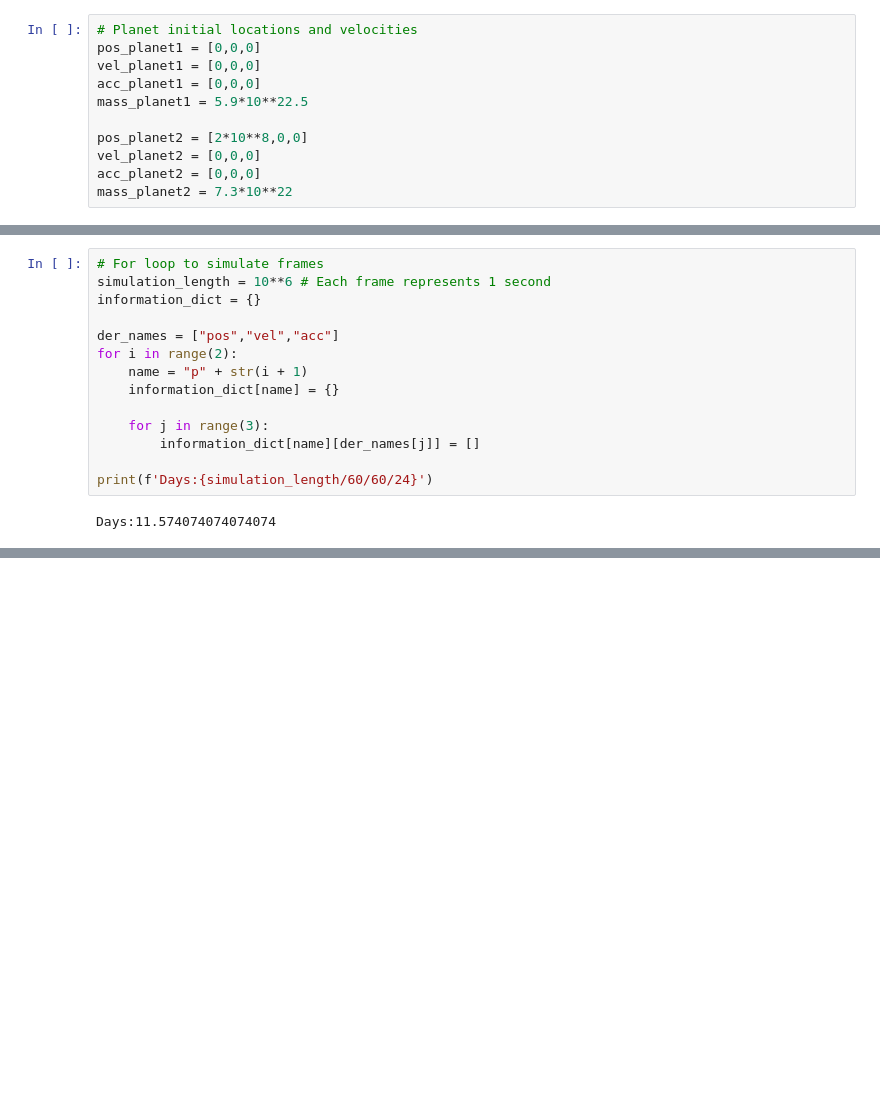
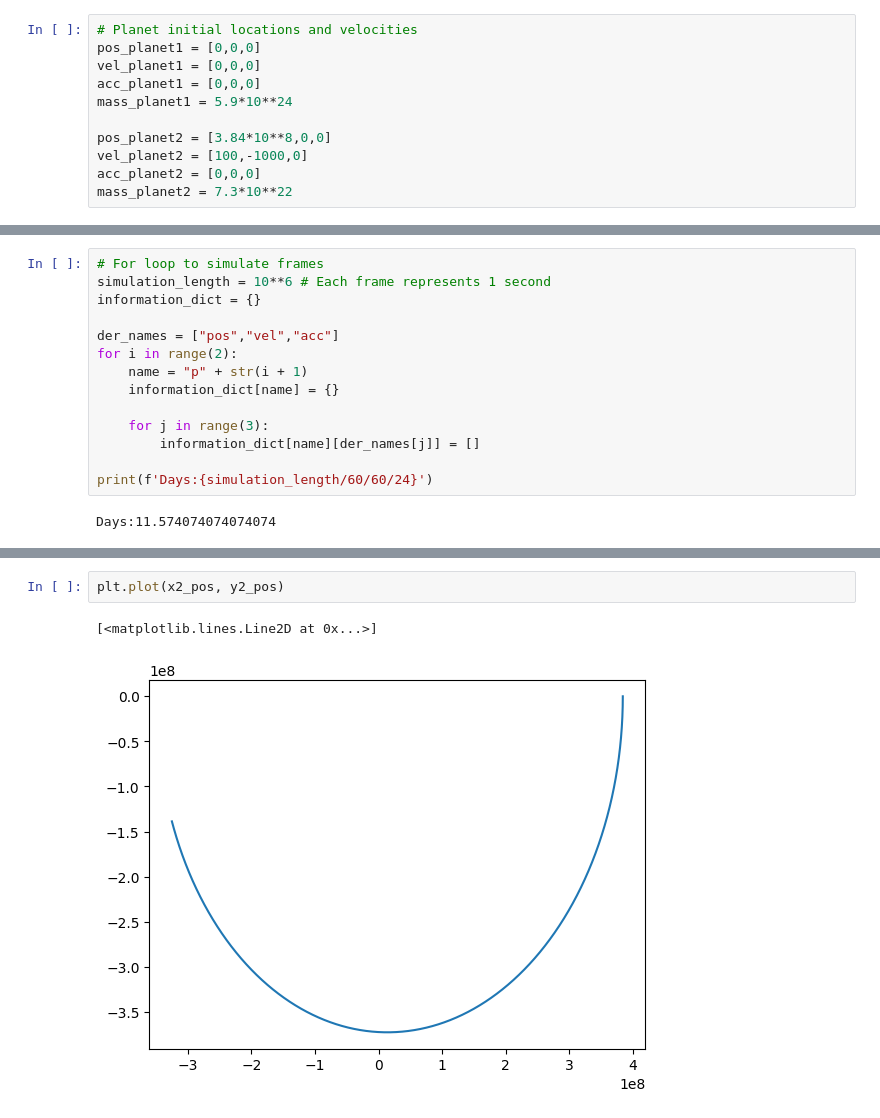
Before and after one commit to AndrewSykes1/grav-sim, a Jupyter notebook: gravitational_test_setup.IPYNB, the cells around one changed output, grey strips where cells are left out. Saved outputs shown, nothing was run; the diff lists cells and outputs as text; blank space fills up the shorter version.

```diff
--- a/gravitational_test_setup.IPYNB
+++ b/gravitational_test_setup.IPYNB
@@ -10,10 +10,10 @@ G = 6.67430*10**(-11)
 pos_planet1 = [0,0,0]
 vel_planet1 = [0,0,0]
 acc_planet1 = [0,0,0]
-mass_planet1 = 5.9*10**22.5
+mass_planet1 = 5.9*10**24
 
-pos_planet2 = [2*10**8,0,0]
-vel_planet2 = [0,0,0]
+pos_planet2 = [3.84*10**8,0,0]
+vel_planet2 = [100,-1000,0]
 acc_planet2 = [0,0,0]
 mass_planet2 = 7.3*10**22
 # %%
@@ -123,0 +136,5 @@ IndentationError: None (<string>)
+# %%
+plt.plot(x2_pos, y2_pos)
+# %% [output]
+[<matplotlib.lines.Line2D at 0x...>]
+[figure, added]
```
Also changed, not shown: parts of 9 cells of this notebook, 2 other files.
